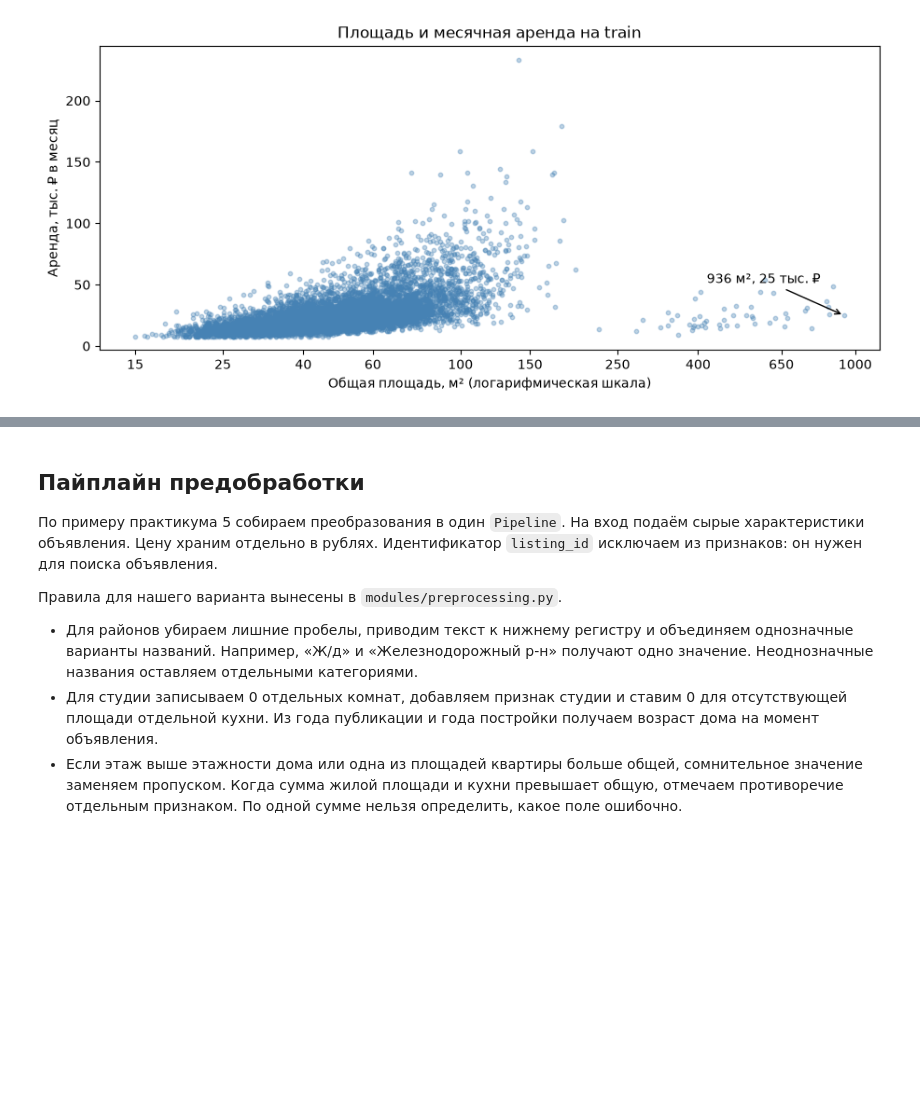
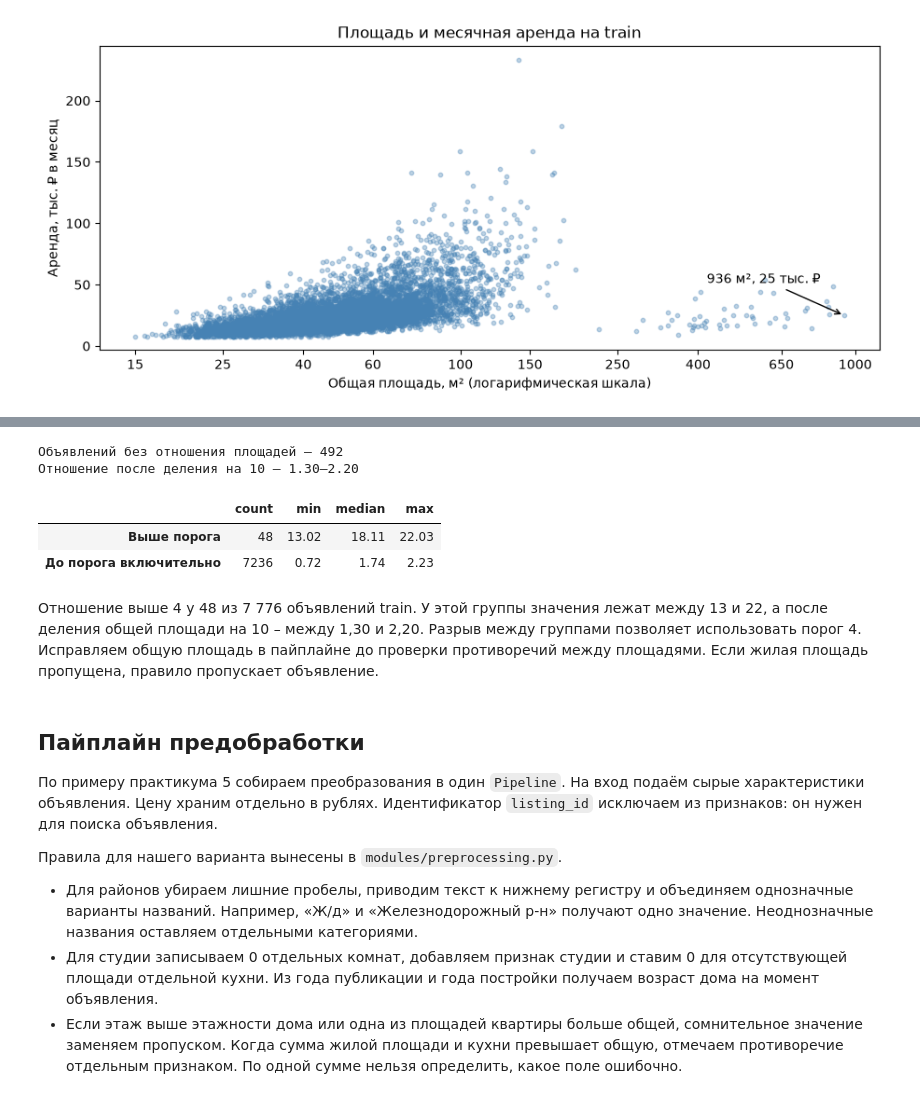
Before and after one commit to sangnchr-s/Gonchar_Alexander_Lab2, a Jupyter notebook: notebooks/01_preparation.ipynb, the cells around one changed output, grey strips where cells are left out. Drawn from its saved outputs; the diff is of its cells as text; code cells hidden in the pictures; blank space fills up the shorter version.

```diff
--- a/notebooks/01_preparation.ipynb
+++ b/notebooks/01_preparation.ipynb
@@ -308,3 +312,22 @@ plt.show()
+# %%
+from modules.preprocessing import AREA_RATIO_LIMIT
+
+ratio = audit["total_area"] / audit["living_area"].where(audit["living_area"] > 0)
+suspect = ratio.gt(AREA_RATIO_LIMIT)
+groups = pd.Series("До порога включительно", index=ratio.index)
+groups.loc[suspect] = "Выше порога"
+print("Объявлений без отношения площадей –", ratio.isna().sum())
+print("Отношение после деления на 10 –",
+      f"{ratio[suspect].min() / 10:.2f}–{ratio[suspect].max() / 10:.2f}")
+ratio.groupby(groups).agg(["count", "min", "median", "max"]).round(2)
+# %% [output]
+Объявлений без отношения площадей – 492
+Отношение после деления на 10 – 1.30–2.20
+|  | count | min | median | max |
+| Выше порога | 48 | 13.02 | 18.11 | 22.03 |
+| До порога включительно | 7236 | 0.72 | 1.74 | 2.23 |
+# %% [markdown]
+Отношение выше 4 у 48 из 7 776 объявлений train. У этой группы значения лежат между 13 и 22, а после деления общей площади на 10 – между 1,30 и 2,20. Разрыв между группами позволяет использовать порог 4. Исправляем общую площадь в пайплайне до проверки противоречий между площадями. Если жилая площадь пропущена, правило пропускает объявление.
 # %% [markdown]
 ## Пайплайн предобработки
 
```
Also changed, not shown: parts of 5 cells of this notebook, 5 other files.
